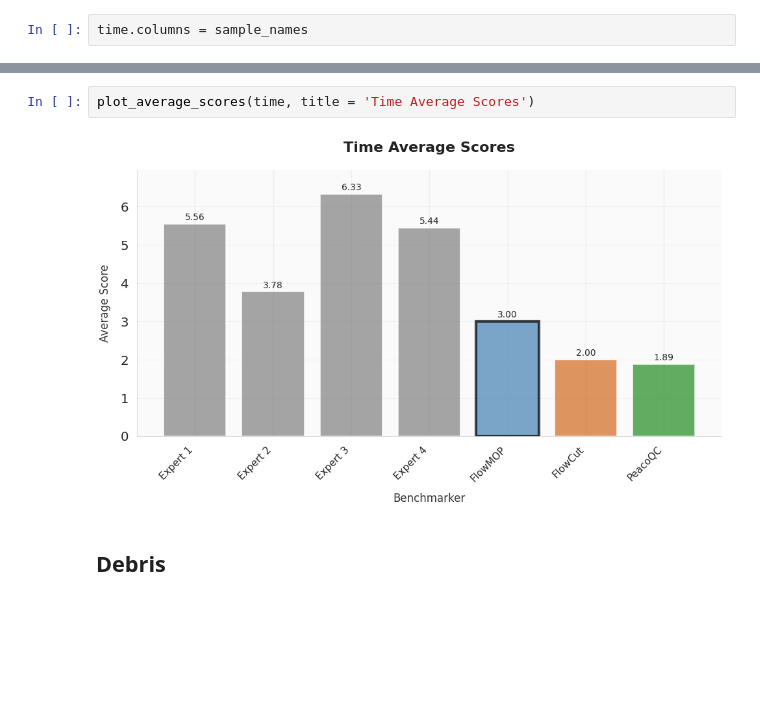
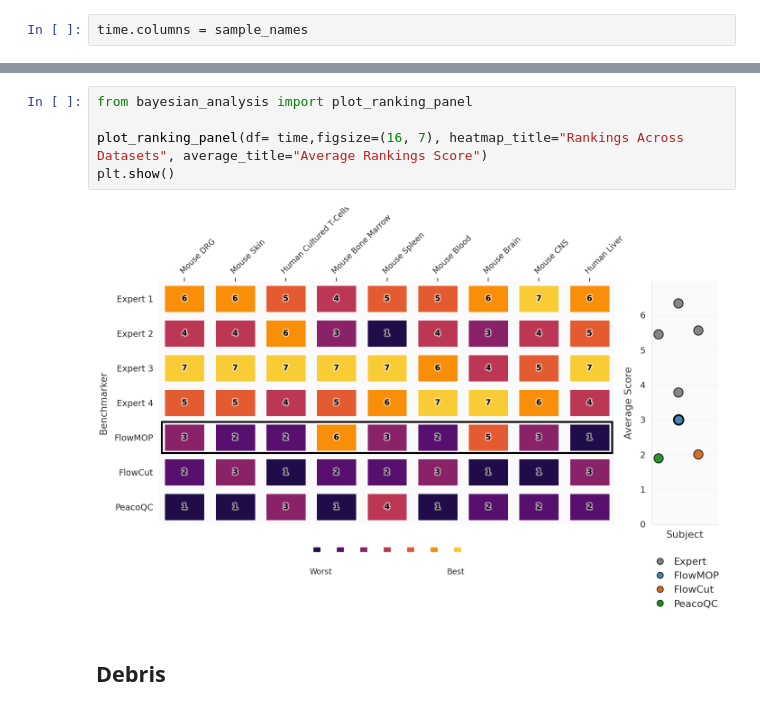
Before and after one commit to 1ordinateur/FlowMOP_paper, a Jupyter notebook: figs_data/fig_3_data/fig_3_analysis/fig_3_analysis_ranks.ipynb, the cells around one changed output, grey strips where cells are left out. Cells and saved outputs as stored; diff of their text form; blank space fills up the shorter version.

```diff
--- a/figs_data/fig_3_data/fig_3_analysis/fig_3_analysis_ranks.ipynb
+++ b/figs_data/fig_3_data/fig_3_analysis/fig_3_analysis_ranks.ipynb
@@ -478,7 +478,10 @@ plt.show()
-# %%
-plot_average_scores(time, title = 'Time Average Scores')
-# %% [output]
-[figure, removed]
+# %%
+from bayesian_analysis import plot_ranking_panel
+
+plot_ranking_panel(df= time,figsize=(16, 7), heatmap_title="Rankings Across Datasets", average_title="Average Rankings Score")
+plt.show()
+# %% [output]
+[figure, added]
 # %% [markdown]
 ## Debris
 # %%
```
Also changed, not shown: parts of 9 cells of this notebook.
